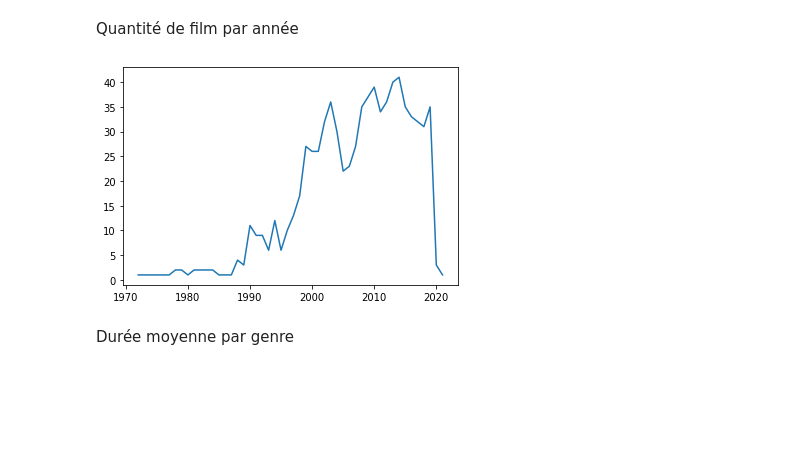
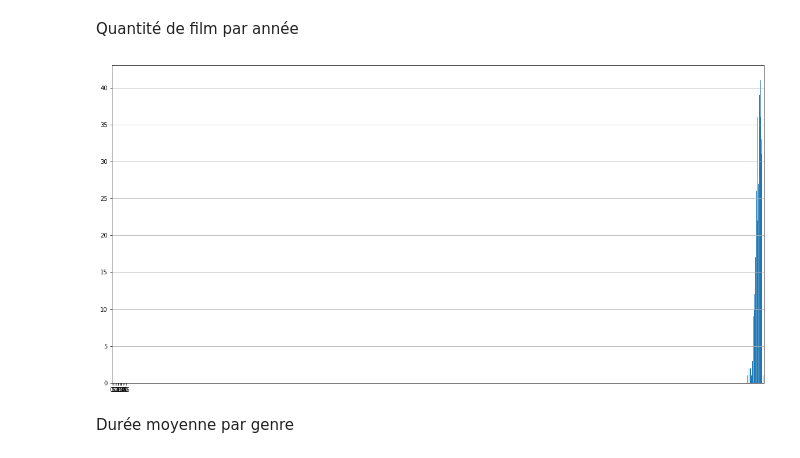
Before and after one commit to dalexmuro/Sujet04-Movies, a Jupyter notebook: analyse.ipynb, the cells around one changed output. Cells and saved outputs as stored; diff of their text form; code cells hidden in the pictures; blank space fills up the shorter version.

```diff
--- a/analyse.ipynb
+++ b/analyse.ipynb
@@ -171,11 +213,26 @@ plt.xticks(rotation = 90);
 [figure]
 # %% [markdown]
 Quantité de film par année
-# %%
-groupedByDate = df_movies.groupby(df_movies["Release Date"].dt.year).size()
-plt.plot(groupedByDate.index, groupedByDate.values);
-# %% [output]
-[figure, removed]
+# %%
+groupedByDate = df_movies.groupby(df_movies["Release Date"].dt.year).size()
+fig, ax = plt.subplots(figsize=(20,10) )
+
+# ax = plt.gca()
+
+# formatter = mdates.DateFormatter("%Y")
+# ax.xaxis.set_major_formatter(formatter)
+# locator = mdates.YearLocator()
+# ax.xaxis.set_major_locator(locator)
+
+ax.bar(x=groupedByDate.index.values, height=groupedByDate.values)
+
+# plt.xticks(groupedByDate.index.values);
+
+ax.set_xticks(np.arange(0, len(groupedByDate.index)+1, 5))
+
+plt.grid(axis='y');
+# %% [output]
+[figure, added]
 # %% [markdown]
 Durée moyenne par genre
 # %%
```
Also changed, not shown: parts of 7 cells of this notebook, 3 other files.
